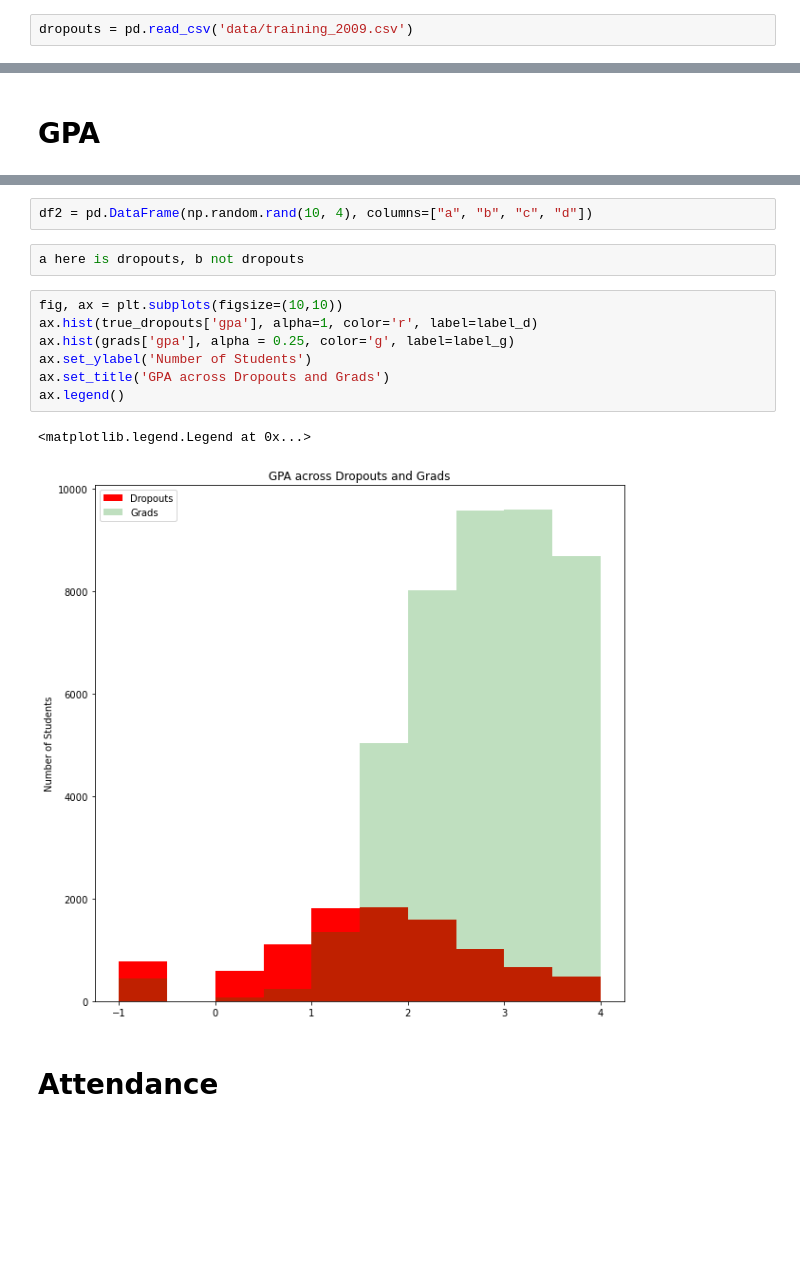
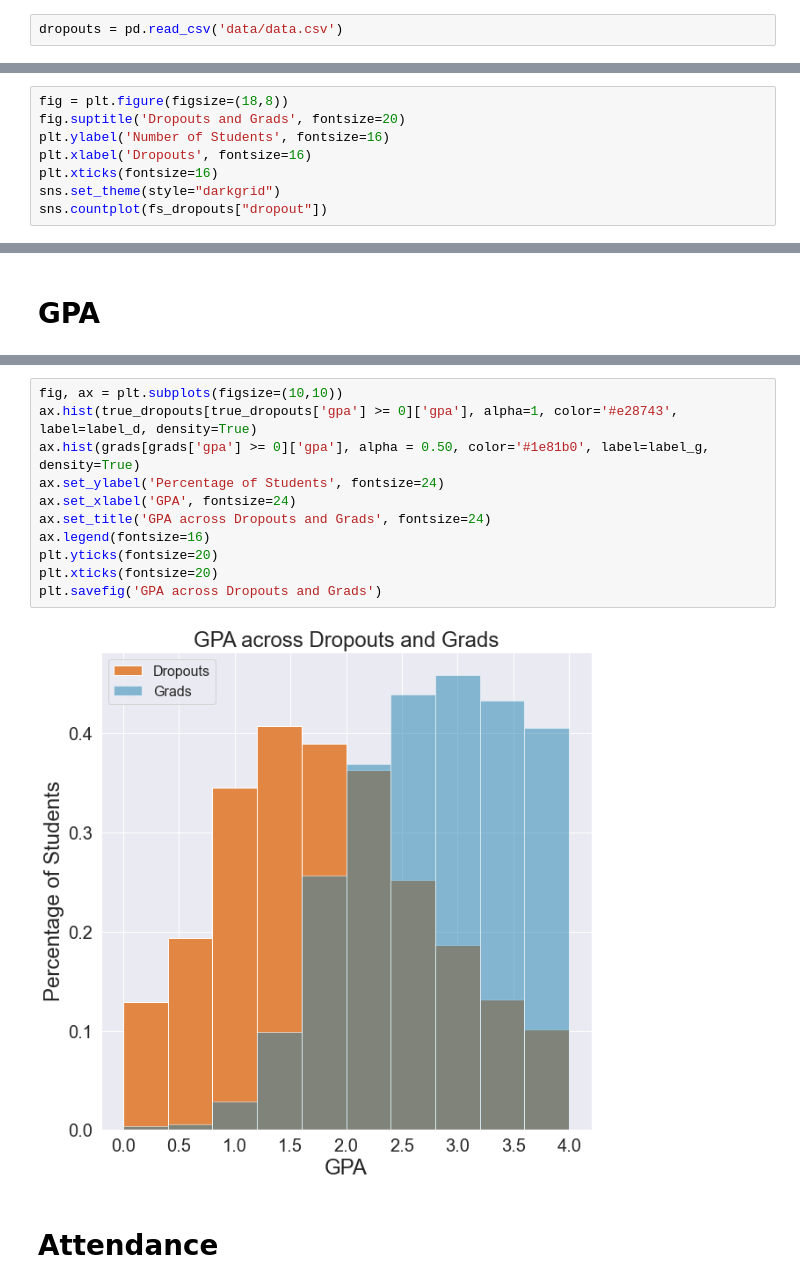
Before and after one commit to smileyfresh/dropout_predicting, a Jupyter notebook: Data Exploring.ipynb, the cells around one changed output, grey strips where cells are left out. Saved outputs shown, nothing was run; the diff lists cells and outputs as text; blank space fills up the shorter version.

Commit message:
updating eda plots

```diff
--- a/Data Exploring.ipynb
+++ b/Data Exploring.ipynb
@@ -6,7 +6,7 @@ import matplotlib.pyplot as plt
 
 %matplotlib inline
 # %%
-dropouts = pd.read_csv('data/training_2009.csv')
+dropouts = pd.read_csv('data/data.csv')
 # %%
 dropouts
 # %% [output]
@@ -171,0 +163,8 @@ fs_dropouts['dropout'].value_counts()[1]/len(fs_dropouts['dropout'])
+# %%
+fig = plt.figure(figsize=(18,8))
+fig.suptitle('Dropouts and Grads', fontsize=20)
+plt.ylabel('Number of Students', fontsize=16)
+plt.xlabel('Dropouts', fontsize=16)
+plt.xticks(fontsize=16)
+sns.set_theme(style="darkgrid")
+sns.countplot(fs_dropouts["dropout"])
@@ -1036,17 +1026,16 @@ plt.show()
-# %%
-df2 = pd.DataFrame(np.random.rand(10, 4), columns=["a", "b", "c", "d"])
-# %%
-a here is dropouts, b not dropouts
 # %%
 fig, ax = plt.subplots(figsize=(10,10))
-ax.hist(true_dropouts['gpa'], alpha=1, color='r', label=label_d)
-ax.hist(grads['gpa'], alpha = 0.25, color='g', label=label_g)
-ax.set_ylabel('Number of Students')
-ax.set_title('GPA across Dropouts and Grads')
-ax.legend()
+ax.hist(true_dropouts[true_dropouts['gpa'] >= 0]['gpa'], alpha=1, color='#e28743', label=label_d, density=True)
+ax.hist(grads[grads['gpa'] >= 0]['gpa'], alpha = 0.50, color='#1e81b0', label=label_g, density=True)
+ax.set_ylabel('Percentage of Students', fontsize=24)
+ax.set_xlabel('GPA', fontsize=24)
+ax.set_title('GPA across Dropouts and Grads', fontsize=24)
+ax.legend(fontsize=16)
+plt.yticks(fontsize=20)
+plt.xticks(fontsize=20)
+plt.savefig('GPA across Dropouts and Grads')
 # %% [output]
-<matplotlib.legend.Legend at 0x...>
-[figure, old version]
+[figure, new version]
 # %% [markdown]
 # Attendance
 # %%
```
Also changed, not shown: parts of 45 cells of this notebook, 1 other file.
